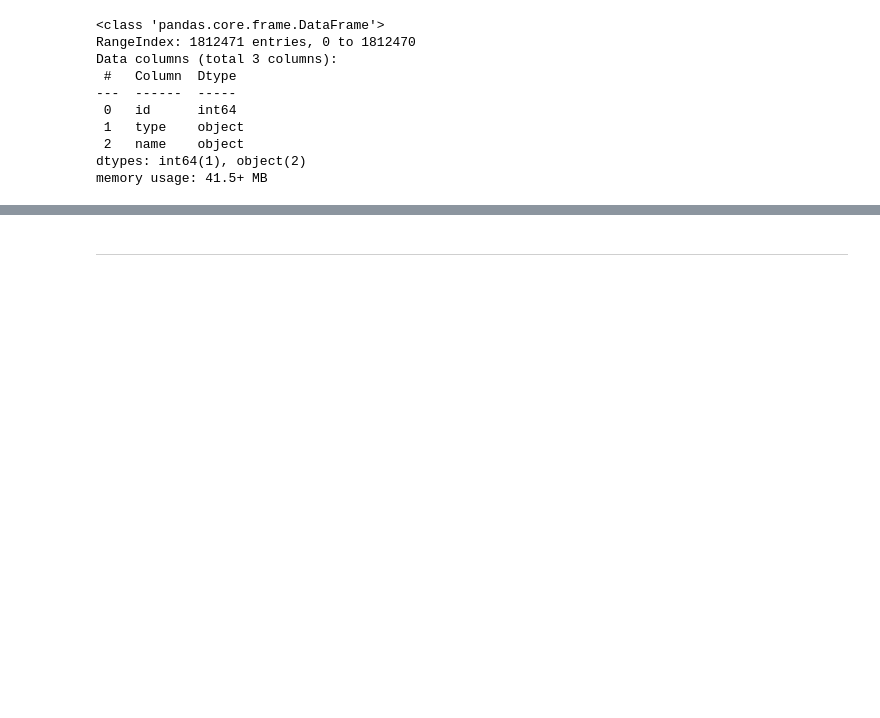
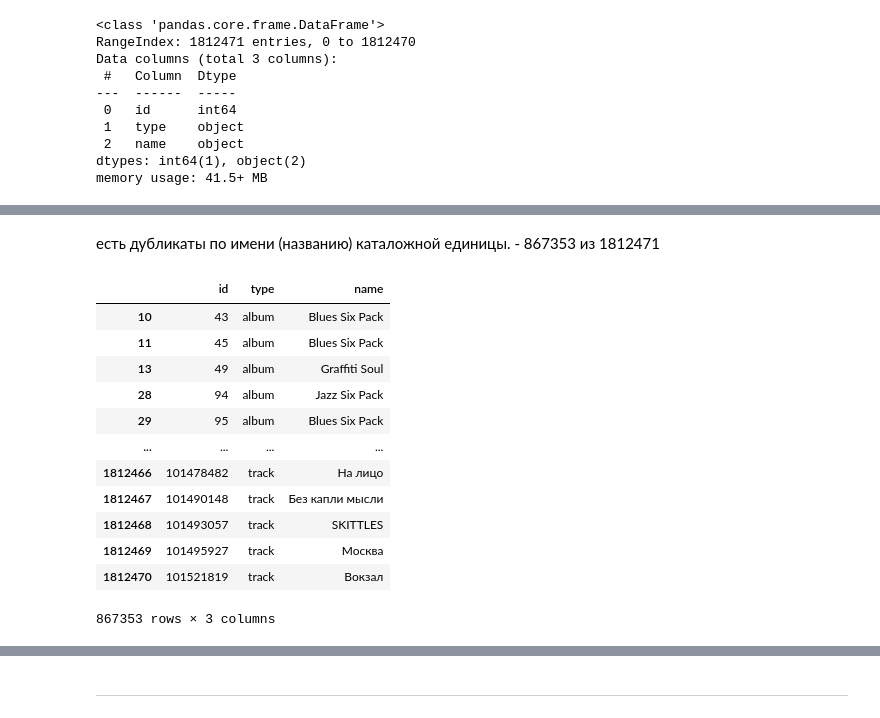
Before and after one commit to ozerge/mle-project-sprint-4-v001, a Jupyter notebook: recommendations.ipynb, the cells around one changed output, grey strips where cells are left out. Cells and saved outputs as stored; diff of their text form; code cells hidden in the pictures; blank space fills up the shorter version.

```diff
--- a/recommendations.ipynb
+++ b/recommendations.ipynb
@@ -384,0 +464,19 @@ memory usage: 41.5+ MB
+# %% [markdown]
+есть дубликаты по имени (названию) каталожной единицы. - 867353 из 1812471
+# %%
+catalog_names_t_n_dubl = catalog_names[catalog_names['name'].duplicated()]
+catalog_names_t_n_dubl
+# %% [output]
+|  | id | type | name |
+| 10 | 43 | album | Blues Six Pack |
+| 11 | 45 | album | Blues Six Pack |
+| 13 | 49 | album | Graffiti Soul |
+| 28 | 94 | album | Jazz Six Pack |
+| 29 | 95 | album | Blues Six Pack |
+| ... | ... | ... | ... |
+| 1812466 | 101478482 | track | На лицо |
+| 1812467 | 101490148 | track | Без капли мысли |
+| 1812468 | 101493057 | track | SKITTLES |
+| 1812469 | 101495927 | track | Москва |
+| 1812470 | 101521819 | track | Вокзал |
+867353 rows × 3 columns
```
Also changed, not shown: parts of 38 cells of this notebook.
